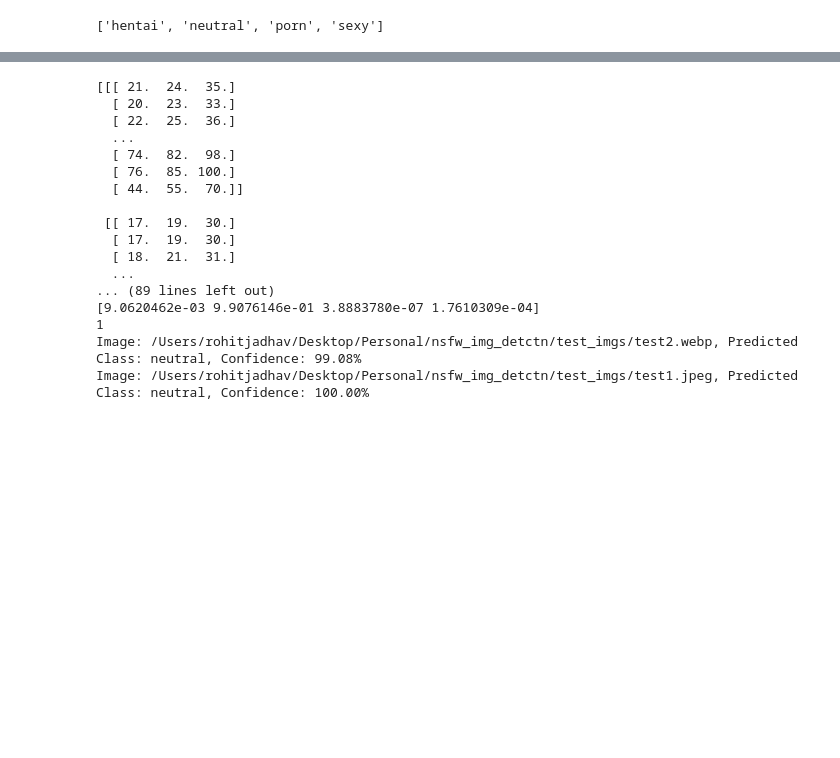
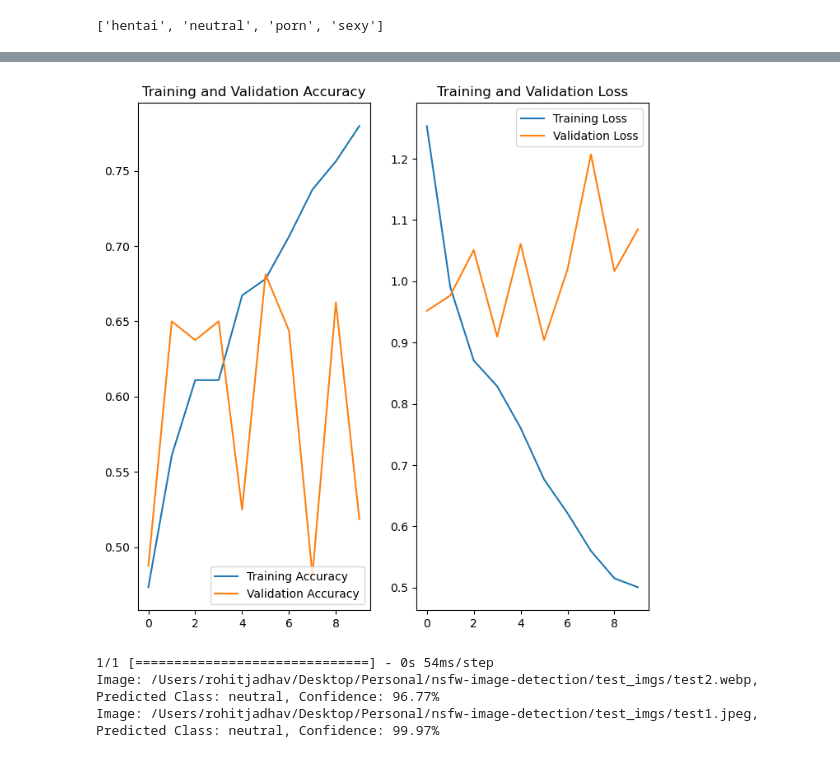
Before and after one commit to rohit-jadhavv/nsfw-image-detection, a Jupyter notebook: src/train_model.ipynb, the cells around one changed output, grey strips where cells are left out. Drawn from its saved outputs; the diff is of its cells as text; code cells hidden in the pictures; blank space fills up the shorter version.

```diff
--- a/src/train_model.ipynb
+++ b/src/train_model.ipynb
@@ -95,5 +95,29 @@ Validation Accuracy: 66.87%
+# %%
+acc = history.history['accuracy']
+val_acc = history.history['val_accuracy']
+
+loss = history.history['loss']
+val_loss = history.history['val_loss']
+
+epochs_range = range(epochs)
+
+plt.figure(figsize=(8, 8))
+plt.subplot(1, 2, 1)
+plt.plot(epochs_range, acc, label='Training Accuracy')
+plt.plot(epochs_range, val_acc, label='Validation Accuracy')
+plt.legend(loc='lower right')
+plt.title('Training and Validation Accuracy')
+
+plt.subplot(1, 2, 2)
+plt.plot(epochs_range, loss, label='Training Loss')
+plt.plot(epochs_range, val_loss, label='Validation Loss')
+plt.legend(loc='upper right')
+plt.title('Training and Validation Loss')
+plt.show()
+# %% [output]
+[figure, added]
 # %%
-test_folder = "/Users/rohitjadhav/Desktop/Personal/nsfw_img_detctn/test_imgs"
+test_folder = "/Users/rohitjadhav/Desktop/Personal/nsfw-image-detection/test_imgs"
 
 image_paths = [os.path.join(test_folder, file) for file in os.listdir(test_folder)]
 
@@ -109,29 +133,13 @@ class_probabilities = tf.nn.softmax(predictions, axis=1).numpy()
 
 predicted_labels = np.argmax(class_probabilities, axis=1)
 
-print(predicted_labels[0])
-
 for i, image_path in enumerate(image_paths):
     class_name = class_names[predicted_labels[i]]
     confidence = 100 * np.max(class_probabilities[i])
     print("Image: {}, Predicted Class: {}, Confidence: {:.2f}%".format(image_path, class_name, confidence))
 # %% [output]
-[[[ 21.  24.  35.]
-  [ 20.  23.  33.]
-  [ 22.  25.  36.]
-  ...
-  [ 74.  82.  98.]
-  [ 76.  85. 100.]
-  [ 44.  55.  70.]]
-
- [[ 17.  19.  30.]
-  [ 17.  19.  30.]
-  [ 18.  21.  31.]
-  ...
-... (89 lines left out)
-[9.0620462e-03 9.9076146e-01 3.8883780e-07 1.7610309e-04]
-1
-Image: /Users/rohitjadhav/Desktop/Personal/nsfw_img_detctn/test_imgs/test2.webp, Predicted Class: neutral, Confidence: 99.08%
-Image: /Users/rohitjadhav/Desktop/Personal/nsfw_img_detctn/test_imgs/test1.jpeg, Predicted Class: neutral, Confidence: 100.00%
+1/1 [==============================] - 0s 54ms/step
+Image: /Users/rohitjadhav/Desktop/Personal/nsfw-image-detection/test_imgs/test2.webp, Predicted Class: neutral, Confidence: 96.77%
+Image: /Users/rohitjadhav/Desktop/Personal/nsfw-image-detection/test_imgs/test1.jpeg, Predicted Class: neutral, Confidence: 99.97%
 # %%
 model.save('../models/nsfw_model.h5')
```
Also changed, not shown: parts of 4 cells of this notebook, 2 other files.
